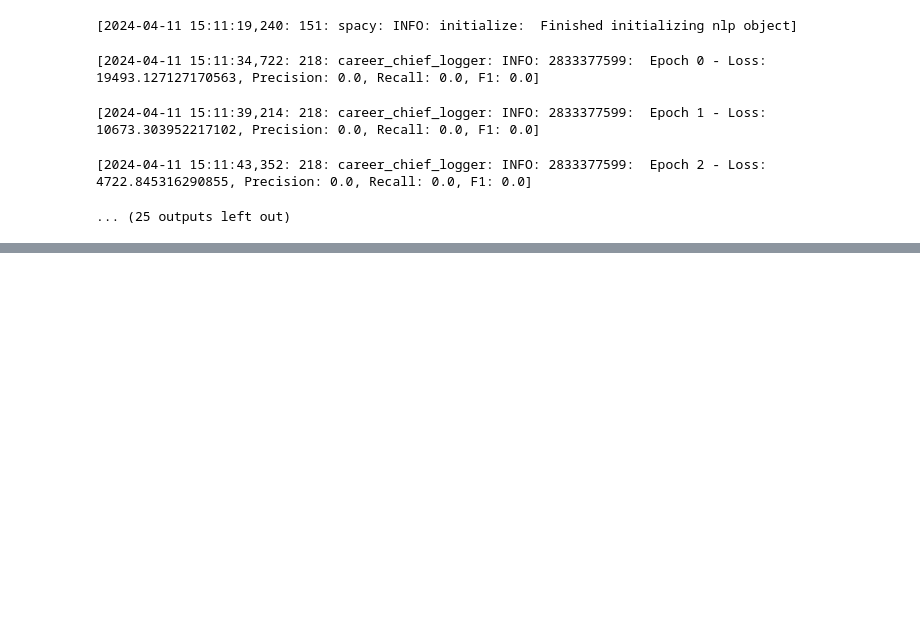
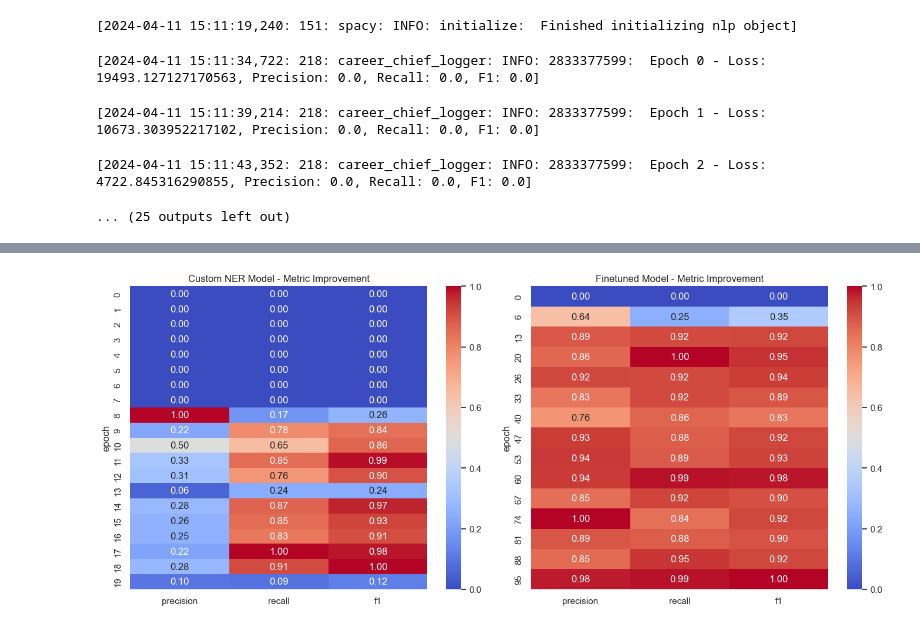
Before and after one commit to etietopabraham/career_chief_rep, a Jupyter notebook: research/spacy_custom_ner.ipynb, the cells around one changed output, grey strips where cells are left out. Cells and saved outputs as stored; diff of their text form; code cells hidden in the pictures; blank space fills up the shorter version.

```diff
--- a/research/spacy_custom_ner.ipynb
+++ b/research/spacy_custom_ner.ipynb
@@ -915,0 +952,22 @@ Staffigo is in the business of providin...
+# %%
+# Prepare the finetuned data by adding a total loss column
+finetuned_data['total_loss'] = finetuned_data['Loss Tok2Vec'] + finetuned_data['Loss NER']
+
+# Align the epoch numbering for the custom model to match with the finetuned model, if needed
+# Here, it's assumed that the epoch numbers should align directly for a fair comparison.
+# This step may require adjustment based on the specific training regimen of each model.
+
+# Ensure the column names are similar for ease of comparison
+finetuned_data_renamed = finetuned_data.rename(columns={
+    'Epoch': 'epoch',
+    'ENTS_F': 'f1',
+    'ENTS_P': 'precision',
+    'ENTS_R': 'recall',
+    'total_loss': 'loss'
+})
+
+# Extract relevant columns to match the custom NER model's data structure
+finetuned_data_relevant = finetuned_data_renamed[['epoch', 'loss', 'precision', 'recall', 'f1']]
+
+# Display summary statistics for each dataset to understand the range of values before plotting
+custom_ner_data.describe(), finetuned_data_relevant.describe()
@@ -915,0 +1055,20 @@ Staffigo is in the business of providin...
+# %%
+import seaborn as sns
+
+# Setting up the heatmap visualization
+plt.figure(figsize=(14, 6))
+
+# Heatmap for the Custom NER Model
+plt.subplot(1, 2, 1)
+sns.heatmap(custom_heatmap_data_correct, annot=True, cmap='coolwarm', cbar=True, fmt=".2f")
+plt.title('Custom NER Model - Metric Improvement')
+
+# Heatmap for the Finetuned Model
+plt.subplot(1, 2, 2)
+sns.heatmap(finetuned_heatmap_data_correct, annot=True, cmap='coolwarm', cbar=True, fmt=".2f")
+plt.title('Finetuned Model - Metric Improvement')
+
+plt.tight_layout()
+plt.show()
+# %% [output]
+[figure, added]
```
Also changed, not shown: parts of 11 cells of this notebook, 8 other files.
